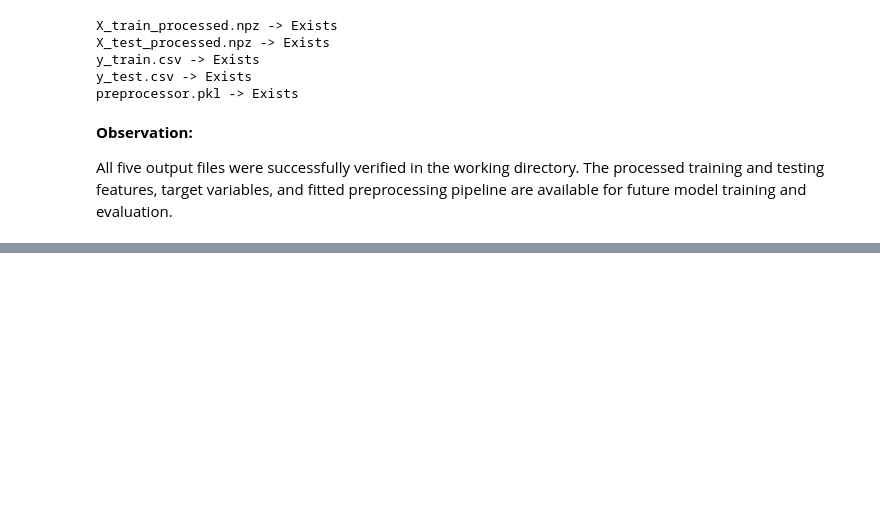
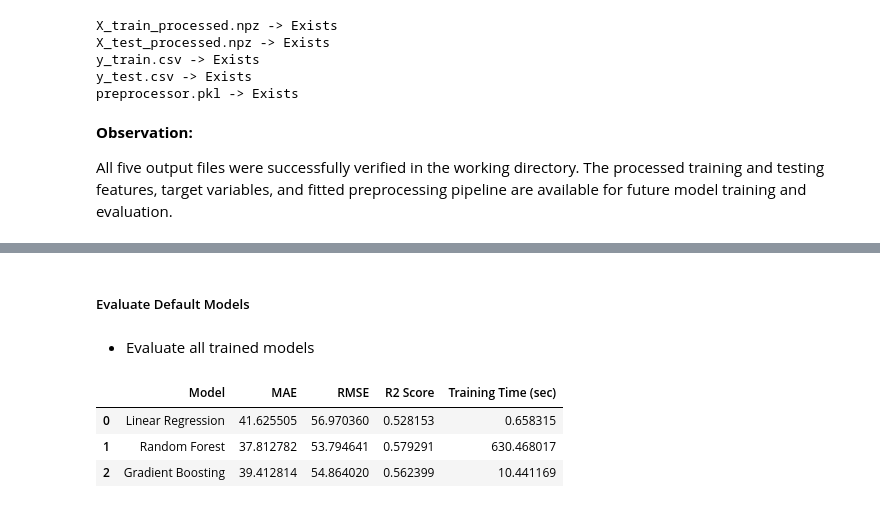
Before and after one commit to samaaali76/Task1-machine-learning, a Jupyter notebook: Notebook.ipynb, the cells around one changed output, grey strips where cells are left out. Saved outputs shown, nothing was run; the diff lists cells and outputs as text; code cells hidden in the pictures; blank space fills up the shorter version.

```diff
--- a/Notebook.ipynb
+++ b/Notebook.ipynb
@@ -1549,0 +1643,16 @@ All five output files were successfully verified in the working directory. The p
+# %%
+training_times = {}
+
+for name, pipeline in pipelines.items():
+
+    start_time = time.time()
+
+    pipeline.fit(X_train, y_train)
+
+    end_time = time.time()
+
+    training_times[name] = end_time - start_time
+
+    print(f"{name} trained successfully.")
+    print(f"Training Time: {training_times[name]:.2f} seconds")
+    print("-" * 40)
@@ -1549,0 +1680,31 @@ All five output files were successfully verified in the working directory. The p
+# %% [markdown]
+##### Evaluate Default Models
+# %% [markdown]
+* Evaluate all trained models
+# %%
+baseline_results = []
+
+for name, pipeline in pipelines.items():
+
+    y_pred = pipeline.predict(X_test)
+
+    mae = mean_absolute_error(y_test, y_pred)
+    rmse = np.sqrt(mean_squared_error(y_test, y_pred))
+    r2 = r2_score(y_test, y_pred)
+
+    baseline_results.append({
+        "Model": name,
+        "MAE": mae,
+        "RMSE": rmse,
+        "R2 Score": r2,
+        "Training Time (sec)": training_times[name]
+    })
+
+baseline_df = pd.DataFrame(baseline_results)
+
+baseline_df
+# %% [output]
+|  | Model | MAE | RMSE | R2 Score | Training Time (sec) |
+| 0 | Linear Regression | 41.625505 | 56.970360 | 0.528153 | 0.658315 |
+| 1 | Random Forest | 37.812782 | 53.794641 | 0.579291 | 630.468017 |
+| 2 | Gradient Boosting | 39.412814 | 54.864020 | 0.562399 | 10.441169 |
```
Also changed, not shown: parts of 18 cells of this notebook, 1 other file.
